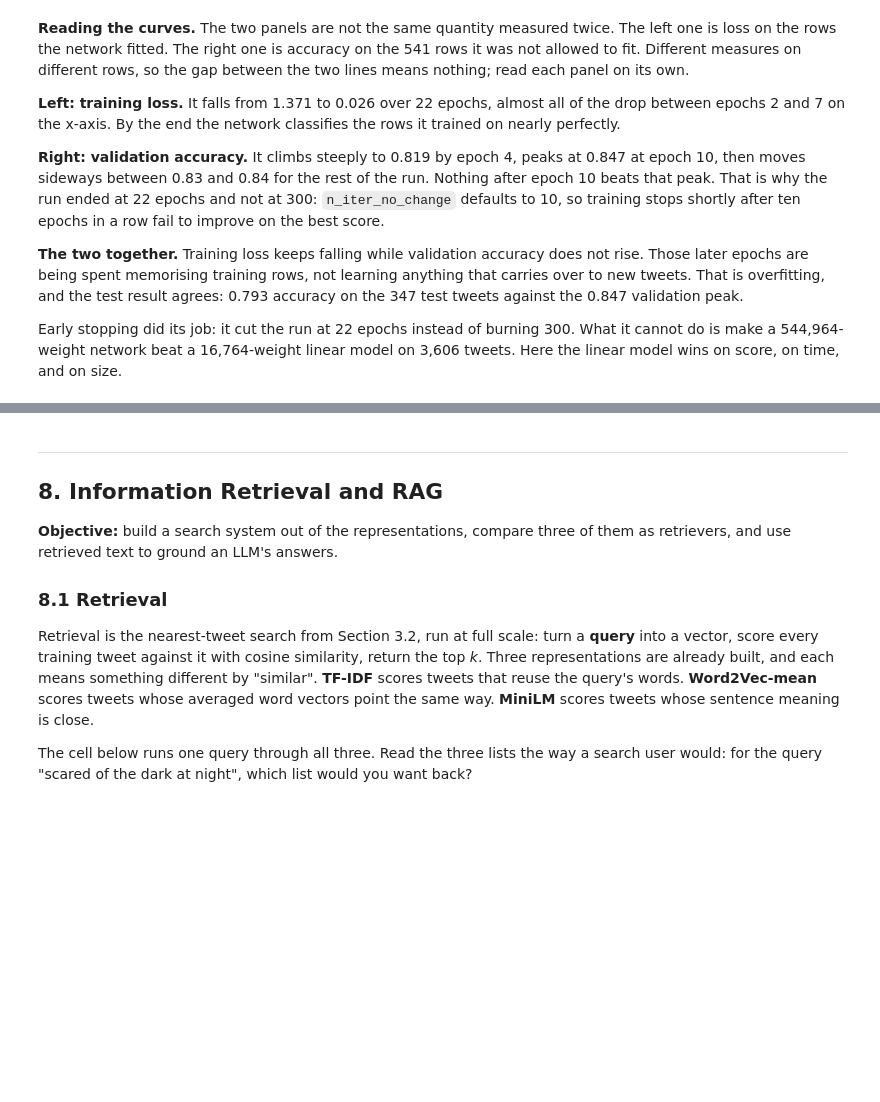
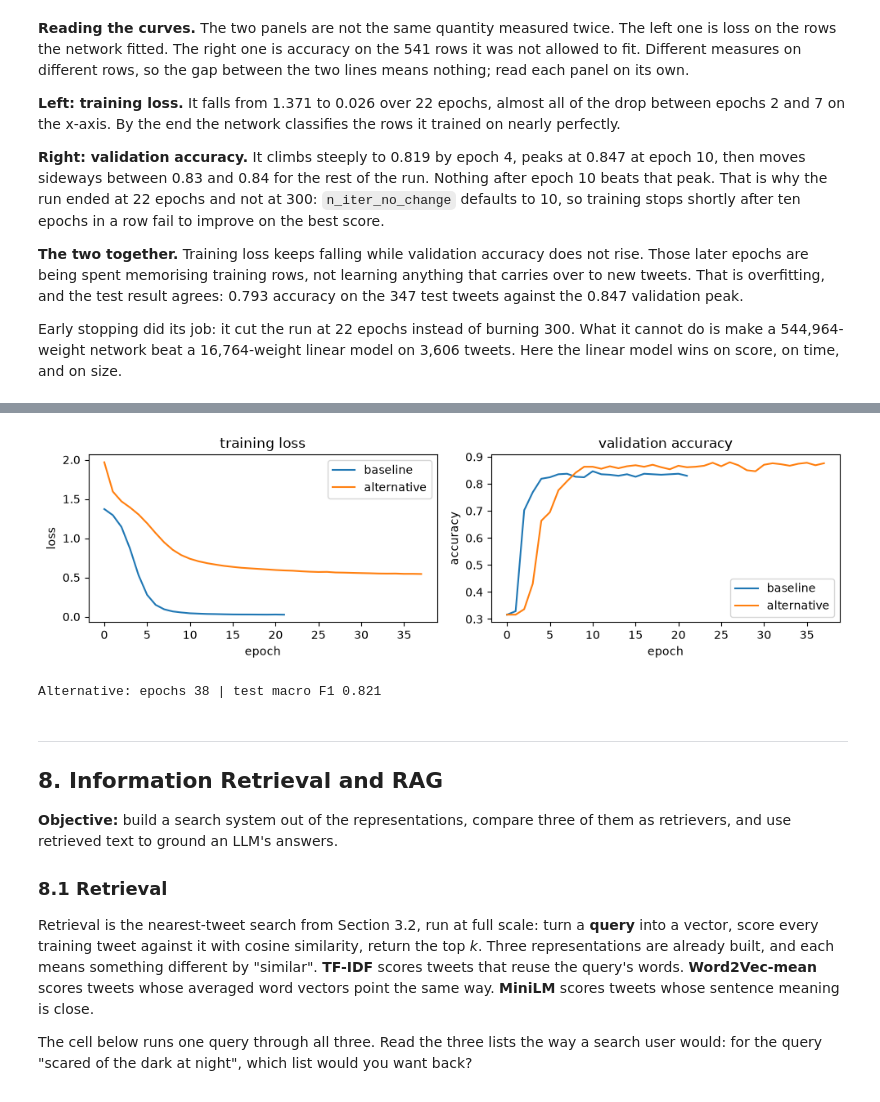
Before and after one commit to 0-Gixty-0/DM2026-Lab2-Exercise, a Jupyter notebook: DM2026-Lab2-Master.ipynb, the cells around one changed output, grey strips where cells are left out. Drawn from its saved outputs; the diff is of its cells as text; code cells hidden in the pictures; blank space fills up the shorter version.

```diff
--- a/DM2026-Lab2-Master.ipynb
+++ b/DM2026-Lab2-Master.ipynb
@@ -1687,5 +1776,26 @@ print("baseline: epochs", len(mlp_tfidf.loss_curve_),
 # %%
 #Answer here
+mlp_tfidf_alt = MLPClassifier(hidden_layer_sizes=(128, 64), max_iter=300,
+                          early_stopping=True, validation_fraction=0.15,
+                          alpha=1, random_state=SEED)
+mlp_tfidf_alt.fit(X_train_tfidf, y_train)
+
+plot_curves({"baseline": mlp_tfidf, "alternative": mlp_tfidf_alt})
+print("Alternative: epochs", len(mlp_tfidf_alt.loss_curve_),
+      "| test macro F1", round(evaluate(y_test, mlp_tfidf_alt.predict(X_test_tfidf))["macro_f1"], 3))
+
+# Comments
+# I changed the regularization parameter alpha to 1.0 from 0.0001.
+# The baseline ran for 22 epochs and the alternative ran for 38. The baseline flattens much quicker at epoch 10 while the alternative slowly creeps lower for a larger
+# number of epoch with clear flattening at about 25. The effect of the change on validation accuracy is a higher peak accuracy reached later than for the baseline.
+# The regularization pulls in the opposite direction of fitting the data which prevents the loss from reaching zero quickly, this gives the larger number of epochs required
+# for the peak. The peak itself is higher since a higher regularization parameter punished large weights which in turn can prevent overfitting which the baseline model
+# was suffering from. This resulted in a test macro F1 score of 0.821 for the alternative model as opposed to 0.793 for the baseline. This improvement is shown in the
+# validation accuracy plot (right plot) which serves as proxy for the test set. Observe that the alternative model accuracy (orange line) both peaks and
+# stays above the baseline accuracy (blue line) in the long run of training. Therefore, my change made the model better by reducing the effects of overfitting.
+# %% [output]
+[figure, added]
+Alternative: epochs 38 | test macro F1 0.821
 # %% [markdown]
 ---
 ## 8. Information Retrieval and RAG
```
Also changed, not shown: parts of 8 cells of this notebook.
